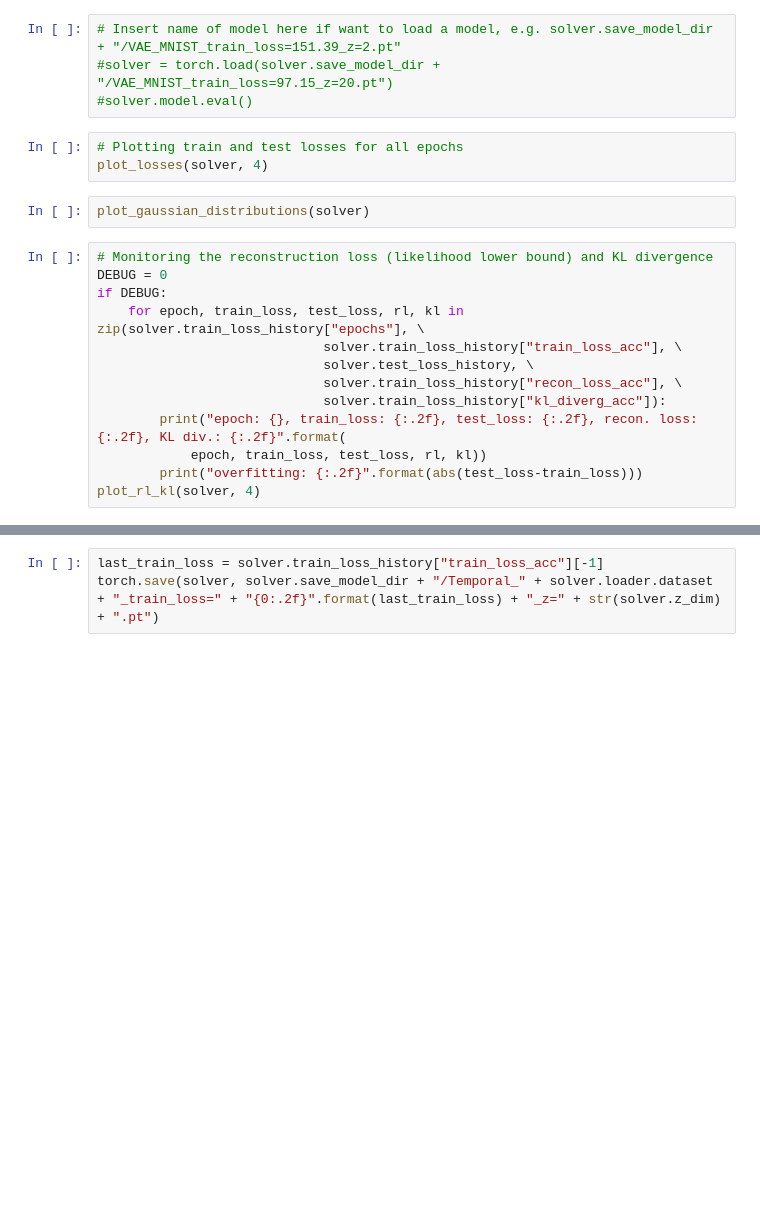
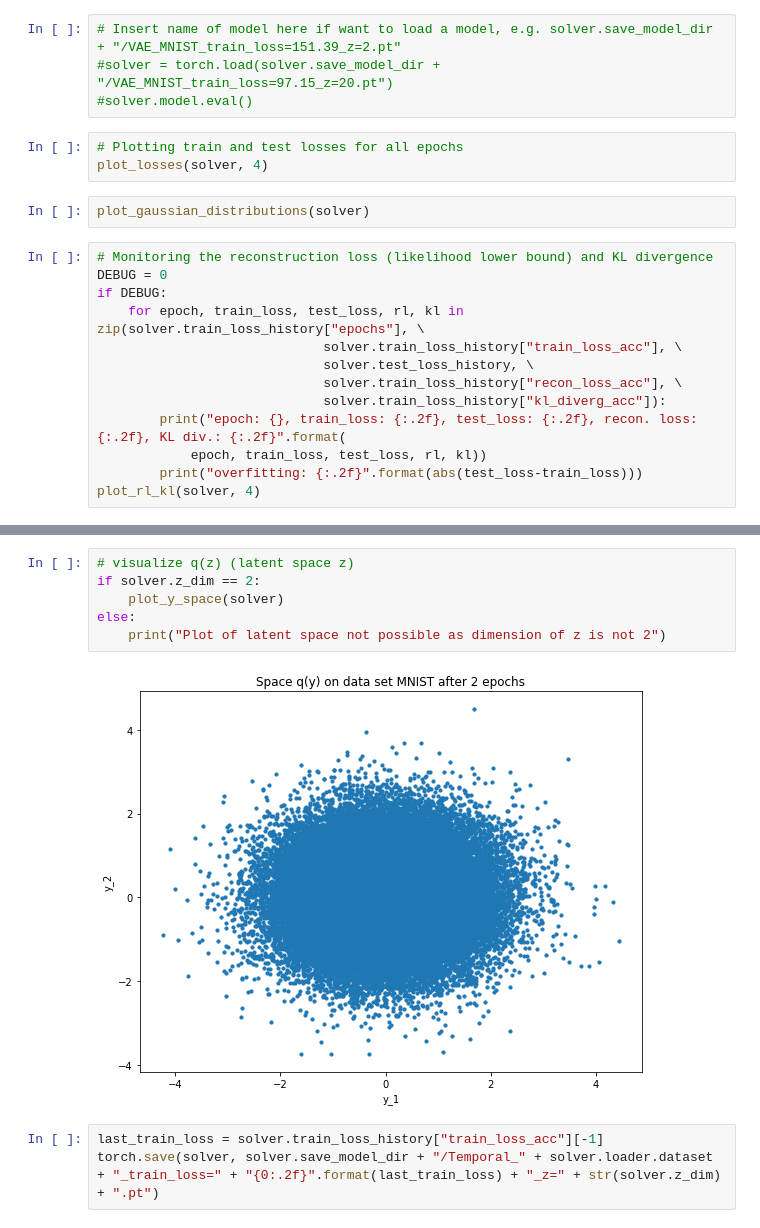
Before and after one commit to matthiasbrix/vae-models, a Jupyter notebook: src/3_tdcvae.ipynb, the cells around one changed output, grey strips where cells are left out. Saved outputs shown, nothing was run; the diff lists cells and outputs as text; blank space fills up the shorter version.

```diff
--- a/src/3_tdcvae.ipynb
+++ b/src/3_tdcvae.ipynb
@@ -109,3 +126,11 @@ else:
+# %%
+# visualize q(z) (latent space z)
+if solver.z_dim == 2:
+    plot_y_space(solver)
+else:
+    print("Plot of latent space not possible as dimension of z is not 2")
+# %% [output]
+[figure, added]
 # %%
 last_train_loss = solver.train_loss_history["train_loss_acc"][-1]
 torch.save(solver, solver.save_model_dir + "/Temporal_" + solver.loader.dataset + "_train_loss=" + "{0:.2f}".format(last_train_loss) + "_z=" + str(solver.z_dim) + ".pt")
```
Also changed, not shown: parts of 5 cells of this notebook, 3 other files.
